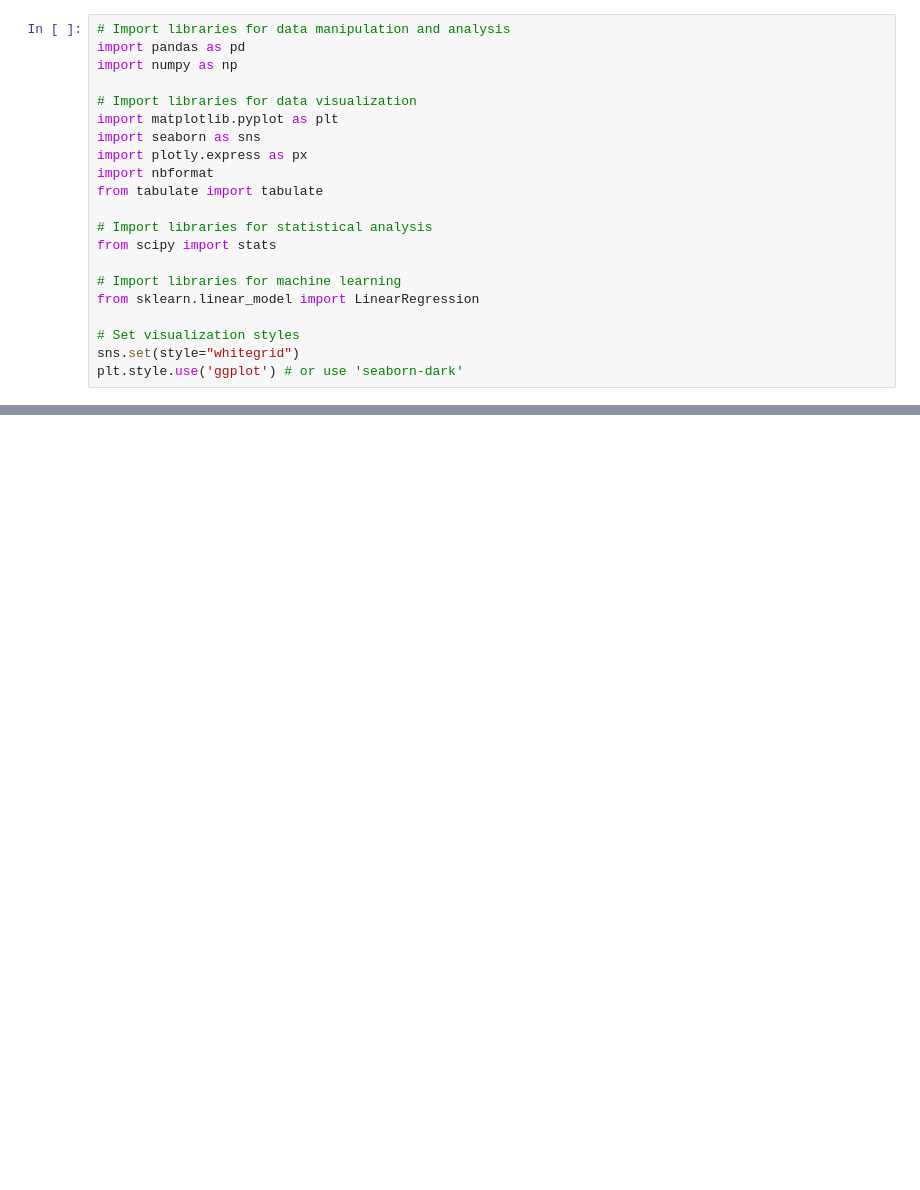
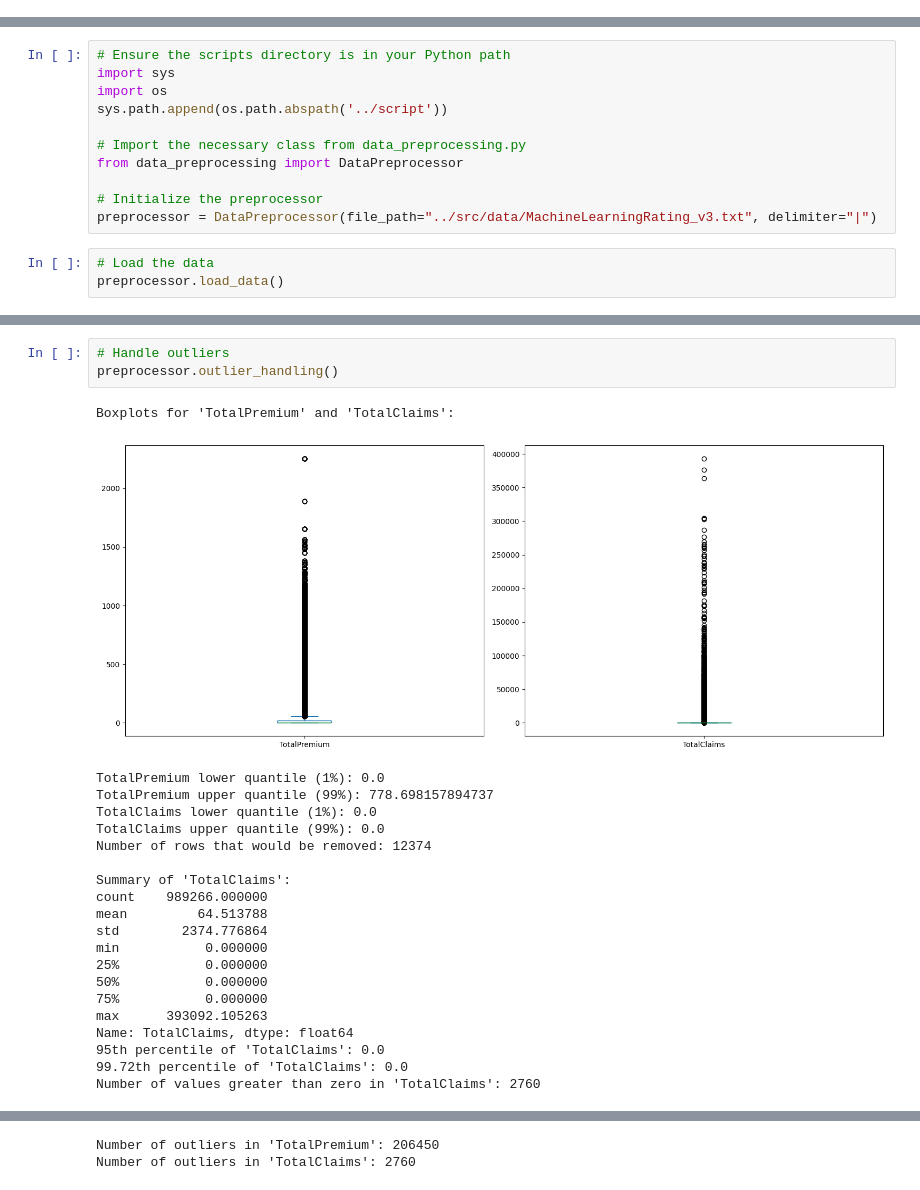
Before and after one commit to Abenezer-Baheru/Car-Insurance-Analytics-and-Modeling, a Jupyter notebook: notebooks/data_preprocessing.ipynb, the cells around one changed output, grey strips where cells are left out. Cells and saved outputs as stored; diff of their text form; blank space fills up the shorter version.

```diff
--- a/notebooks/data_preprocessing.ipynb
+++ b/notebooks/data_preprocessing.ipynb
@@ -3,21 +0,0 @@
-# %%
-# Import libraries for data manipulation and analysis
-import pandas as pd
-import numpy as np
-
-# Import libraries for data visualization
-import matplotlib.pyplot as plt
-import seaborn as sns
-import plotly.express as px
-import nbformat
-from tabulate import tabulate
-
-# Import libraries for statistical analysis
-from scipy import stats
-
-# Import libraries for machine learning
-from sklearn.linear_model import LinearRegression
-
-# Set visualization styles
-sns.set(style="whitegrid")
-plt.style.use('ggplot') # or use 'seaborn-dark'
@@ -398,0 +3,14 @@ Cleaned data saved to ../src/data/cleaned_data.csv
+# %%
+# Ensure the scripts directory is in your Python path
+import sys
+import os
+sys.path.append(os.path.abspath('../script'))
+
+# Import the necessary class from data_preprocessing.py
+from data_preprocessing import DataPreprocessor
+
+# Initialize the preprocessor
+preprocessor = DataPreprocessor(file_path="../src/data/MachineLearningRating_v3.txt", delimiter="|")
+# %%
+# Load the data
+preprocessor.load_data()
@@ -398,0 +123,25 @@ Cleaned data saved to ../src/data/cleaned_data.csv
+# %%
+# Handle outliers
+preprocessor.outlier_handling()
+# %% [output]
+Boxplots for 'TotalPremium' and 'TotalClaims':
+[figure, added]
+TotalPremium lower quantile (1%): 0.0
+TotalPremium upper quantile (99%): 778.698157894737
+TotalClaims lower quantile (1%): 0.0
+TotalClaims upper quantile (99%): 0.0
+Number of rows that would be removed: 12374
+
+Summary of 'TotalClaims':
+count    989266.000000
+mean         64.513788
+std        2374.776864
+min           0.000000
+25%           0.000000
+50%           0.000000
+75%           0.000000
+max      393092.105263
+Name: TotalClaims, dtype: float64
+95th percentile of 'TotalClaims': 0.0
+99.72th percentile of 'TotalClaims': 0.0
+Number of values greater than zero in 'TotalClaims': 2760
@@ -398,0 +149,2 @@ Cleaned data saved to ../src/data/cleaned_data.csv
+Number of outliers in 'TotalPremium': 206450
+Number of outliers in 'TotalClaims': 2760
```
Also changed, not shown: parts of 58 cells of this notebook.
